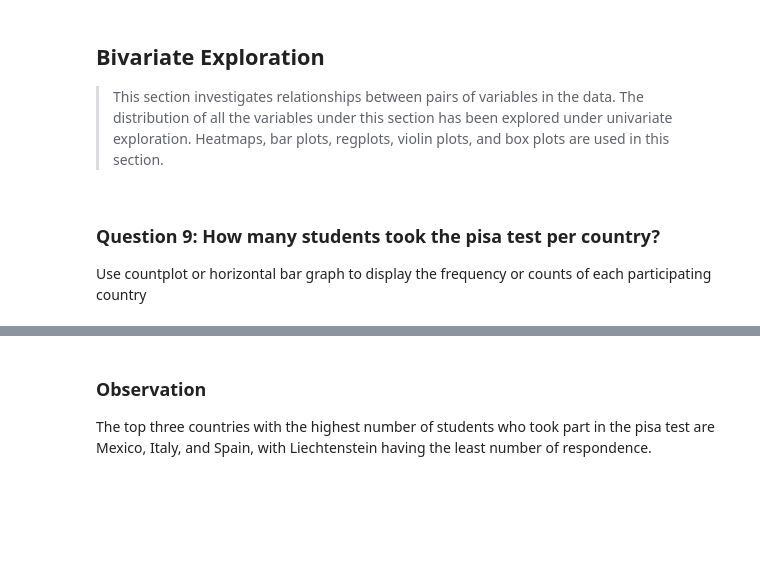
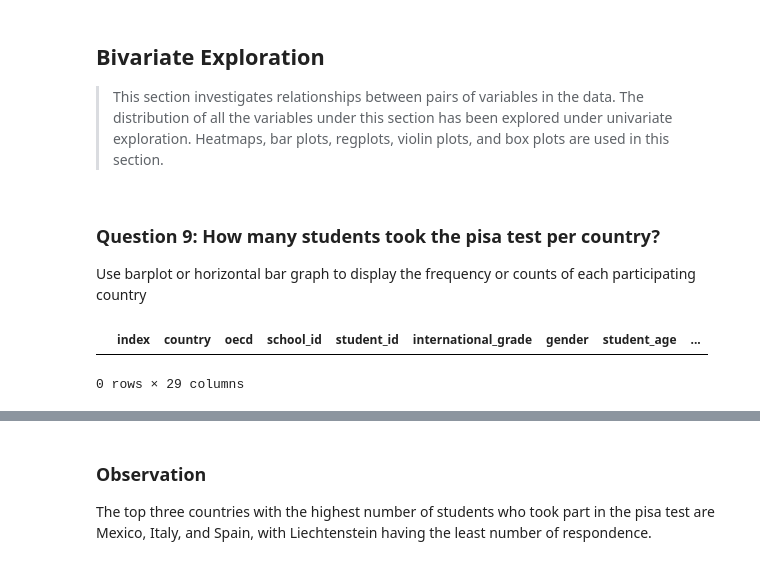
Before and after one commit to Daviedavie100/Pisa2012_data_analysis, a Jupyter notebook: Exploration.ipynb, the cells around one changed output, grey strips where cells are left out. Cells and saved outputs as stored; diff of their text form; code cells hidden in the pictures; blank space fills up the shorter version.

```diff
--- a/Exploration.ipynb
+++ b/Exploration.ipynb
@@ -728,10 +754,11 @@ Use a histogram to check the distribution, normality, or skewness of scores per
 
 Create count plots for gender and grade level
 # %%
+pisa_pie=pisa_clean.copy()
 # columns with wrong data type (float) to be changed to string
 num_type=['international_grade']
 # change data type to string
-pisa_clean[num_type]=pisa_clean[num_type].astype(str)
+pisa_pie[num_type]=pisa_pie[num_type].astype(str)
 # replace code 96 with ungraded
-pisa_clean['international_grade']=pisa_clean['international_grade'].replace(['96'], '(ungraded)')
-pisa_clean['gender'].value_counts()
+pisa_pie['international_grade']=pisa_pie['international_grade'].replace(['96'], '(ungraded)')
+pisa_pie['gender'].value_counts()
@@ -1142,4 +1227,4 @@ Some of the visualizations could not be plotted with the data initially stored a
 # %% [markdown]
 ### Question 9: How many students took the pisa test per country?
 
-Use countplot or horizontal bar graph to display the frequency or counts of each participating country
+Use barplot or horizontal bar graph to display the frequency or counts of each participating country
@@ -1148,3 +1231,8 @@ pisa_clean['country'].value_counts()
+# %%
+pisa_clean[pisa_clean['country']=='United State of America']
+# %% [output]
+|  | index | country | oecd | school_id | student_id | international_grade | gender | student_age | ... |
+0 rows × 29 columns
 # %%
 student_count=pisa_clean.groupby('country')['student_id'].count().reset_index().sort_values(by='student_id', ascending=False)
 student_count
```
Also changed, not shown: parts of 33 cells of this notebook.
